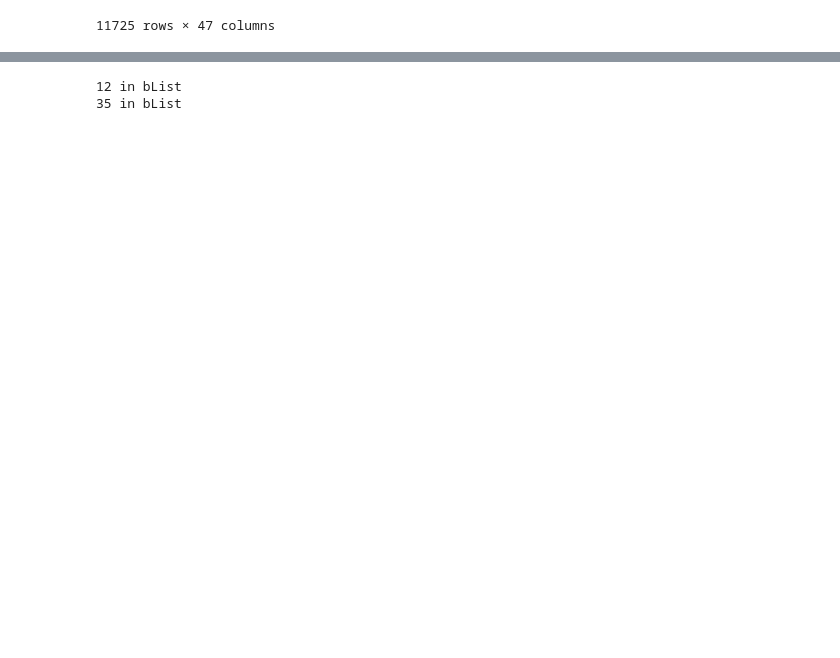
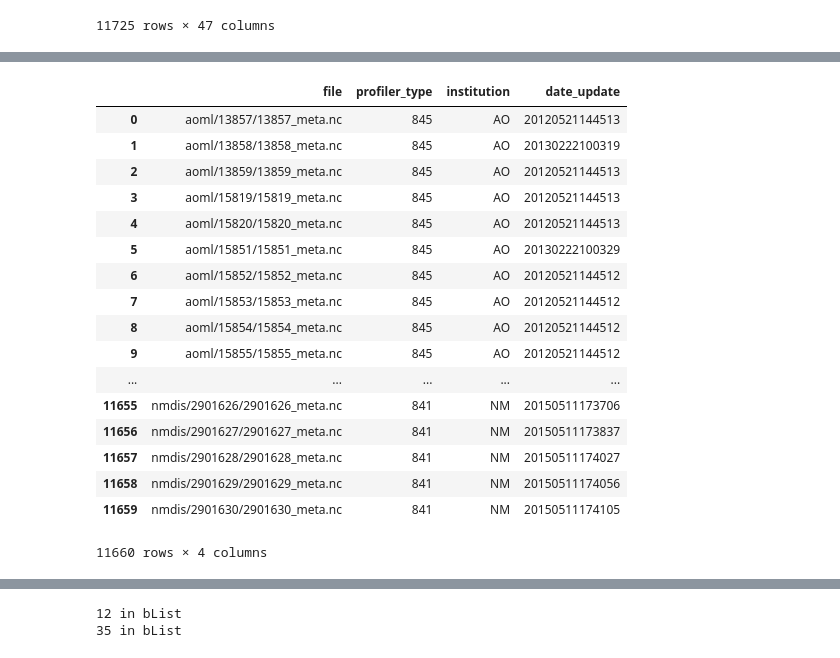
Before and after one commit to biofloat/biofloat, a Jupyter notebook: Saturated Oxygen Data Correction.ipynb, the cells around one changed output, grey strips where cells are left out. Cells and saved outputs as stored; diff of their text form; code cells hidden in the pictures; blank space fills up the shorter version.

```diff
--- a/Saturated Oxygen Data Correction.ipynb
+++ b/Saturated Oxygen Data Correction.ipynb
@@ -211,8 +225,9 @@ fd_merge_oga
 # %%
 #May or may not even need this
-gd = open('argo_global_meta.txt') #gd = global data
+gd = urllib2.urlopen("ftp://ftp.ifremer.fr/ifremer/argo/ar_index_global_meta.txt").readlines() #gd = global data
 
-gd_table = pd.read_csv(gd , comment = '#')
-gd_table
+gd1 = [g.replace('\0' , '').replace('\xff' , '').replace('\xfe' , '').replace('\r\n' , '') for g in gd]
+
+gd1[:10]
 #Now to get it so when a user inputs a float number, the DAC of that number shows up
 # %% [output]
@@ -220,3 +244,29 @@ IOError: [Errno 2] No such file or directory: 'argo_global_meta.txt'
+# %%
+with open('gd1.csv', 'w') as f:
+    for row in gd1:
+        f.write(row + '\n')
+
+gd_table = pd.read_csv('gd1.csv' , comment = '#')
+gd_table
+# %% [output]
+|  | file | profiler_type | institution | date_update |
+| 0 | aoml/13857/13857_meta.nc | 845 | AO | 20120521144513 |
+| 1 | aoml/13858/13858_meta.nc | 845 | AO | 20130222100319 |
+| 2 | aoml/13859/13859_meta.nc | 845 | AO | 20120521144513 |
+| 3 | aoml/15819/15819_meta.nc | 845 | AO | 20120521144513 |
+| 4 | aoml/15820/15820_meta.nc | 845 | AO | 20120521144513 |
+| 5 | aoml/15851/15851_meta.nc | 845 | AO | 20130222100329 |
+| 6 | aoml/15852/15852_meta.nc | 845 | AO | 20120521144512 |
+| 7 | aoml/15853/15853_meta.nc | 845 | AO | 20120521144512 |
+| 8 | aoml/15854/15854_meta.nc | 845 | AO | 20120521144512 |
+| 9 | aoml/15855/15855_meta.nc | 845 | AO | 20120521144512 |
+| ... | ... | ... | ... | ... |
+| 11655 | nmdis/2901626/2901626_meta.nc | 841 | NM | 20150511173706 |
+| 11656 | nmdis/2901627/2901627_meta.nc | 841 | NM | 20150511173837 |
+| 11657 | nmdis/2901628/2901628_meta.nc | 841 | NM | 20150511174027 |
+| 11658 | nmdis/2901629/2901629_meta.nc | 841 | NM | 20150511174056 |
+| 11659 | nmdis/2901630/2901630_meta.nc | 841 | NM | 20150511174105 |
+11660 rows × 4 columns
 # %%
 # Would like to read off Internet
 gd_table.loc[:,['file']]
```
Also changed, not shown: parts of 23 cells of this notebook.
